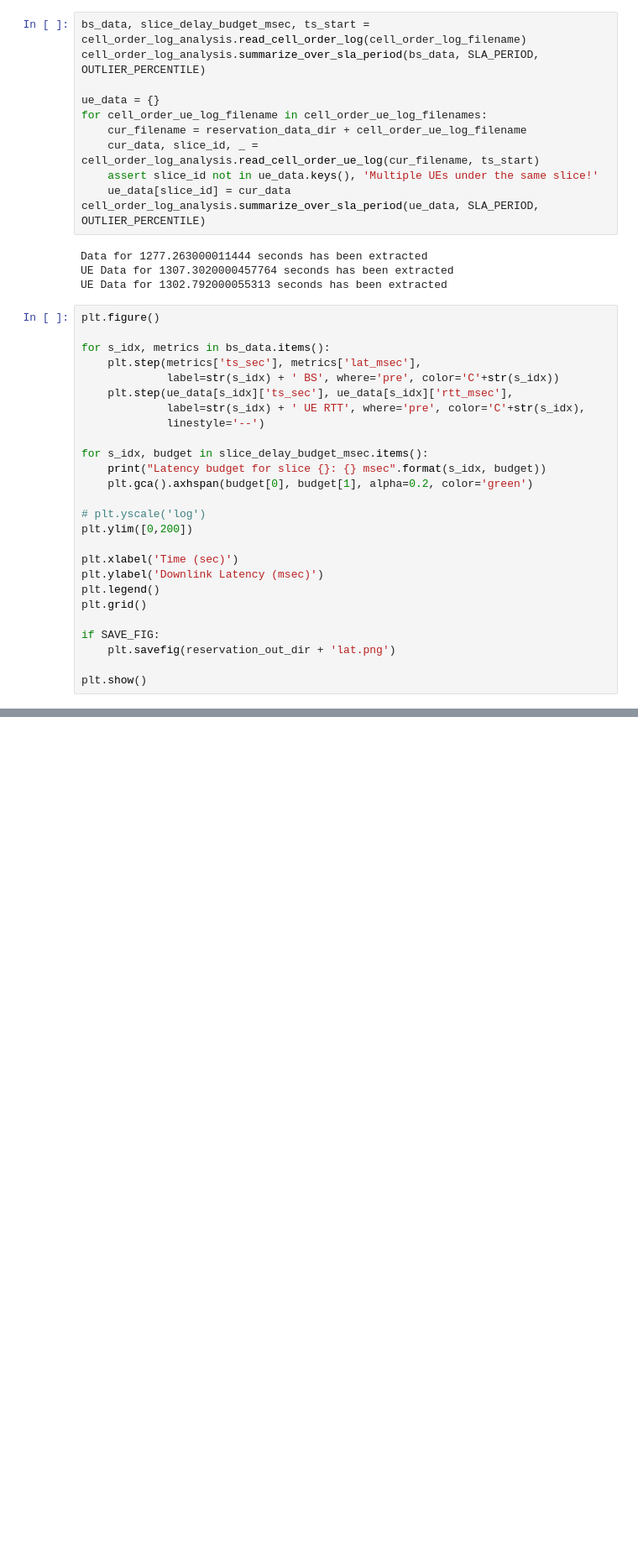
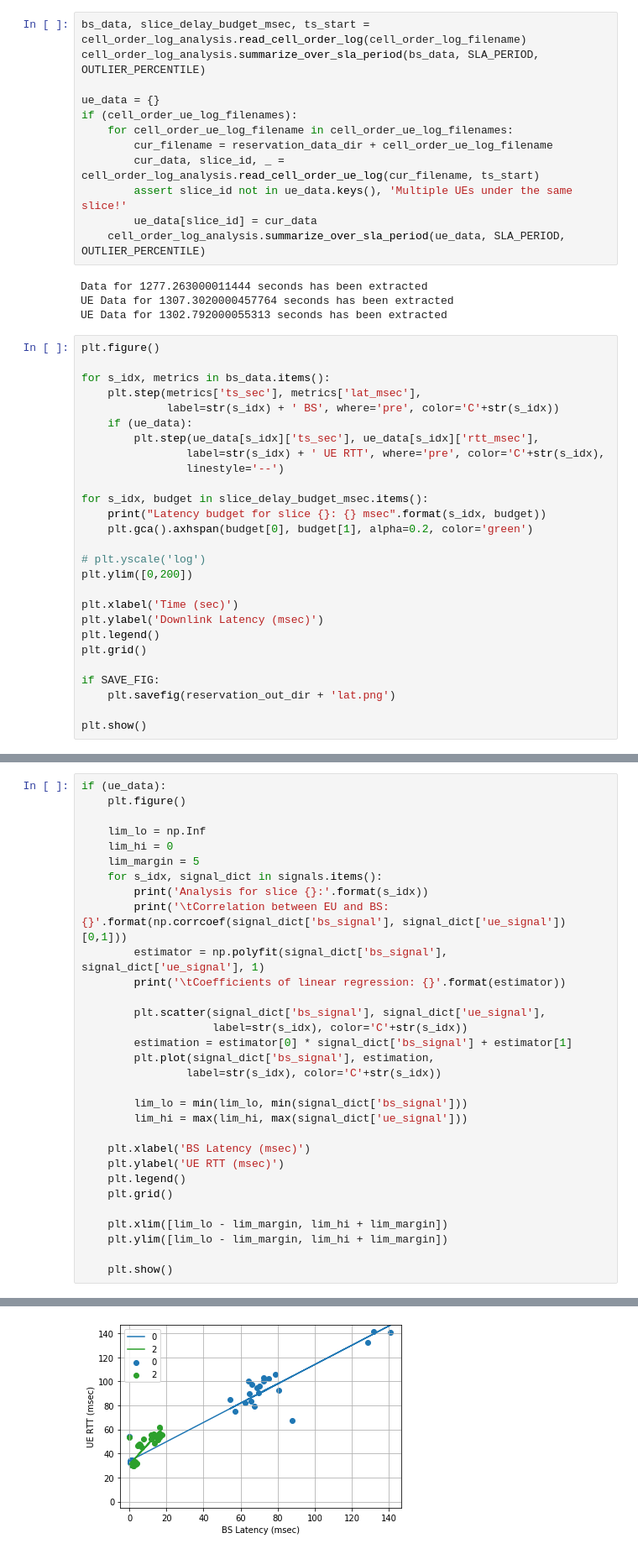
Before and after one commit to serhatarslan-hub/cell-order, a Jupyter notebook: analysis/cell-order-plots.ipynb, the cells around one changed output, grey strips where cells are left out. Shown: that part at 84% size. Saved outputs shown, nothing was run; the diff lists cells and outputs as text; blank space fills up the shorter version.

Commit message:
Add BS-UE measurement alignment analysis

```diff
--- a/analysis/cell-order-plots.ipynb
+++ b/analysis/cell-order-plots.ipynb
@@ -40,12 +40,13 @@ bs_data, slice_delay_budget_msec, ts_start = cell_order_log_analysis.read_cell_o
 cell_order_log_analysis.summarize_over_sla_period(bs_data, SLA_PERIOD, OUTLIER_PERCENTILE)
 
 ue_data = {}
-for cell_order_ue_log_filename in cell_order_ue_log_filenames:
-    cur_filename = reservation_data_dir + cell_order_ue_log_filename
-    cur_data, slice_id, _ = cell_order_log_analysis.read_cell_order_ue_log(cur_filename, ts_start)
-    assert slice_id not in ue_data.keys(), 'Multiple UEs under the same slice!'
-    ue_data[slice_id] = cur_data
-cell_order_log_analysis.summarize_over_sla_period(ue_data, SLA_PERIOD, OUTLIER_PERCENTILE)
+if (cell_order_ue_log_filenames):
+    for cell_order_ue_log_filename in cell_order_ue_log_filenames:
+        cur_filename = reservation_data_dir + cell_order_ue_log_filename
+        cur_data, slice_id, _ = cell_order_log_analysis.read_cell_order_ue_log(cur_filename, ts_start)
+        assert slice_id not in ue_data.keys(), 'Multiple UEs under the same slice!'
+        ue_data[slice_id] = cur_data
+    cell_order_log_analysis.summarize_over_sla_period(ue_data, SLA_PERIOD, OUTLIER_PERCENTILE)
 # %% [output]
 Data for 1277.263000011444 seconds has been extracted
 UE Data for 1307.3020000457764 seconds has been extracted
@@ -56,9 +57,10 @@ plt.figure()
 for s_idx, metrics in bs_data.items():
     plt.step(metrics['ts_sec'], metrics['lat_msec'],
              label=str(s_idx) + ' BS', where='pre', color='C'+str(s_idx))
-    plt.step(ue_data[s_idx]['ts_sec'], ue_data[s_idx]['rtt_msec'],
-             label=str(s_idx) + ' UE RTT', where='pre', color='C'+str(s_idx),
-             linestyle='--')
+    if (ue_data):
+        plt.step(ue_data[s_idx]['ts_sec'], ue_data[s_idx]['rtt_msec'],
+                label=str(s_idx) + ' UE RTT', where='pre', color='C'+str(s_idx),
+                linestyle='--')
 
 for s_idx, budget in slice_delay_budget_msec.items():
     print("Latency budget for slice {}: {} msec".format(s_idx, budget))
@@ -260,0 +274,32 @@ plt.show()
+# %%
+if (ue_data):
+    plt.figure()
+
+    lim_lo = np.Inf
+    lim_hi = 0
+    lim_margin = 5
+    for s_idx, signal_dict in signals.items():
+        print('Analysis for slice {}:'.format(s_idx))
+        print('\tCorrelation between EU and BS: {}'.format(np.corrcoef(signal_dict['bs_signal'], signal_dict['ue_signal'])[0,1]))
+        estimator = np.polyfit(signal_dict['bs_signal'], signal_dict['ue_signal'], 1)
+        print('\tCoefficients of linear regression: {}'.format(estimator))
+
+        plt.scatter(signal_dict['bs_signal'], signal_dict['ue_signal'],
+                    label=str(s_idx), color='C'+str(s_idx))
+        estimation = estimator[0] * signal_dict['bs_signal'] + estimator[1]
+        plt.plot(signal_dict['bs_signal'], estimation,
+                label=str(s_idx), color='C'+str(s_idx))
+
+        lim_lo = min(lim_lo, min(signal_dict['bs_signal']))
+        lim_hi = max(lim_hi, max(signal_dict['ue_signal']))
+
+    plt.xlabel('BS Latency (msec)')
+    plt.ylabel('UE RTT (msec)')
+    plt.legend()
+    plt.grid()
+
+    plt.xlim([lim_lo - lim_margin, lim_hi + lim_margin])
+    plt.ylim([lim_lo - lim_margin, lim_hi + lim_margin])
+
+    plt.show()
+# %% [output]
@@ -260,0 +312 @@ plt.show()
+[figure, added]
```
Also changed, not shown: parts of 2 cells of this notebook.
